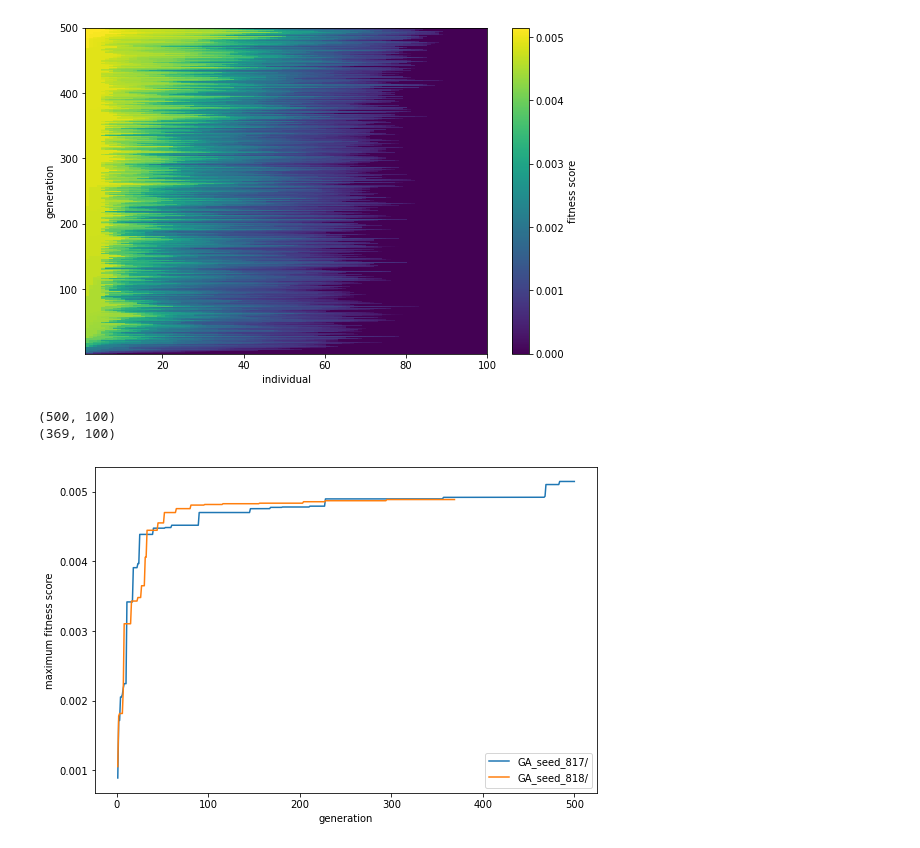
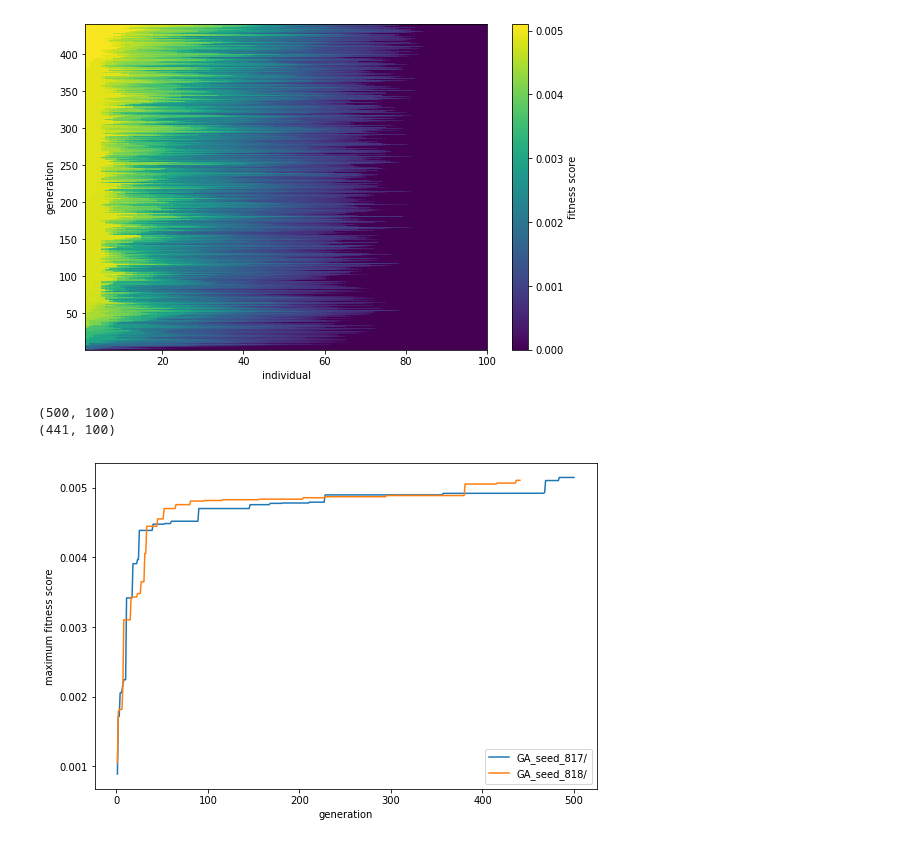
Before and after one commit to stmeinecke/QDMLL, a Jupyter notebook: visualization.ipynb, the cells around one changed output. Cells and saved outputs as stored; diff of their text form; code cells hidden in the pictures.

Commit message:
updated visualization scripts

```diff
--- a/visualization.ipynb
+++ b/visualization.ipynb
@@ -38,25 +41,25 @@ def get_GA_score(path):
 
     return GA_data
 # %%
-RUN = 'GA_seed_817/'
+RUN = 'GA_seed_818/'
 path = PATH+RUN
 
 scans = get_GA_score(path)
 
 
 extent = [1,scans.shape[1], 1,scans.shape[0]]
 
 plt.imshow(scans, aspect='auto', interpolation='none', origin='lower', extent=extent)
 
 cb = plt.colorbar()
 cb.set_label('fitness score')
 
 plt.xlabel('individual')
 plt.ylabel('generation')
 
 plt.show()
 # %% [output]
-[figure, old version]
+[figure, new version]
 # %%
 runs = ['GA_seed_817/','GA_seed_818/']
 
@@ -78,5 +81,5 @@ plt.legend()
 plt.show()
 # %% [output]
 (500, 100)
-(369, 100)
+(441, 100)
-[figure, old version]
+[figure, new version]
```
Also changed, not shown: parts of 1 cell of this notebook.
